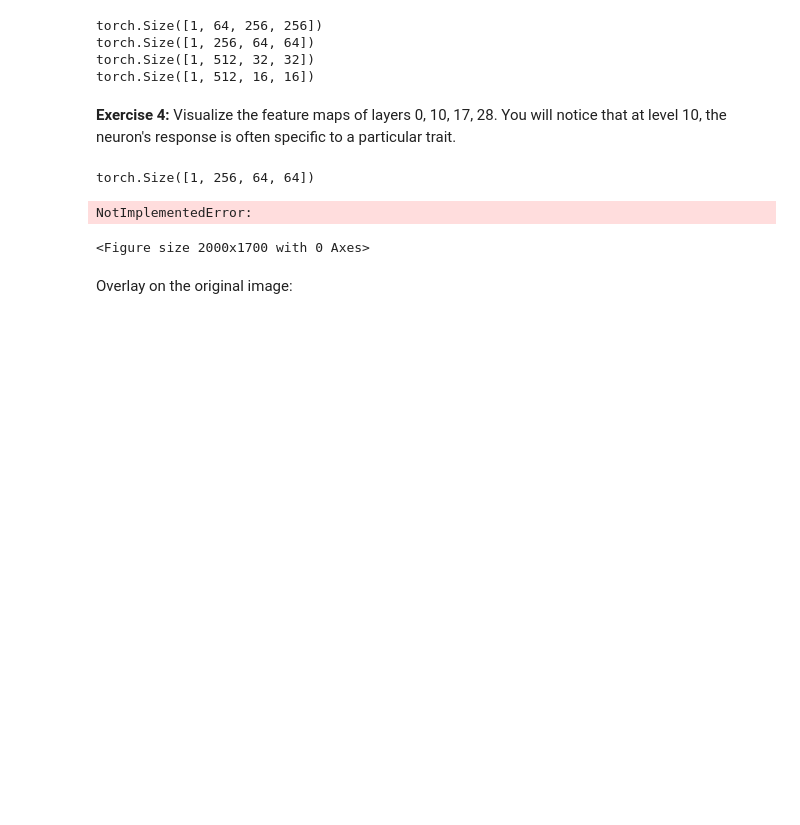
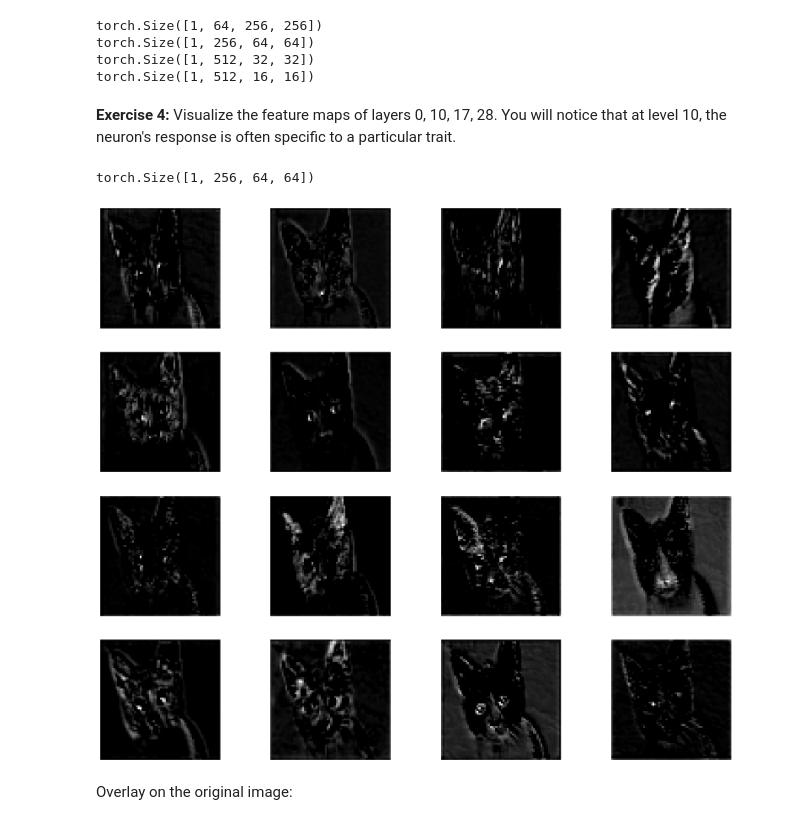
Before and after one commit to nanopiero/ML_S5_etudiants, a Jupyter notebook: practicals/P2/P2_instructions.ipynb, the cells around one changed output. Drawn from its saved outputs; the diff is of its cells as text; code cells hidden in the pictures; blank space fills up the shorter version.

```diff
--- a/practicals/P2/P2_instructions.ipynb
+++ b/practicals/P2/P2_instructions.ipynb
@@ -307,19 +307,21 @@ torch.Size([1, 512, 16, 16])
 # %%
 feature_maps = z[1]
 
 print(feature_maps.shape)
 plt.figure(figsize=(20, 17))
 # for i in range(...):
 #    plt.subplot(...)
 #    plt.imshow(...)
 #    plt.axis('off') # don't show plot axis
 # YOUR CODE HERE
-raise NotImplementedError()
+for i in range(min(16, feature_maps.shape[1])):
+    plt.subplot(4, 4, i+1)
+    plt.imshow(feature_maps[0, i].detach().cpu(), cmap='gray')
+    plt.axis('off')
 plt.show()
 # %% [output]
 torch.Size([1, 256, 64, 64])
-NotImplementedError:
-<Figure size 2000x1700 with 0 Axes>
+[figure, added]
 # %% [markdown]
 Overlay on the original image:
 # %%
```
Also changed, not shown: parts of 5 cells of this notebook.
